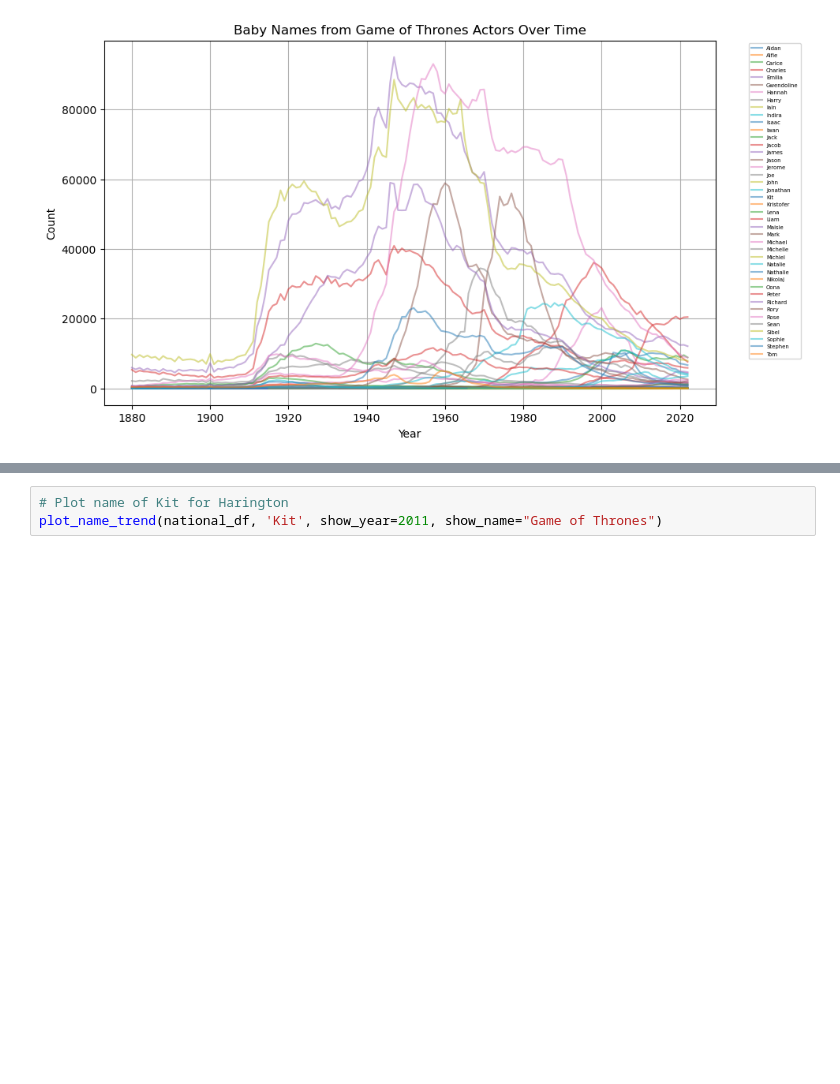
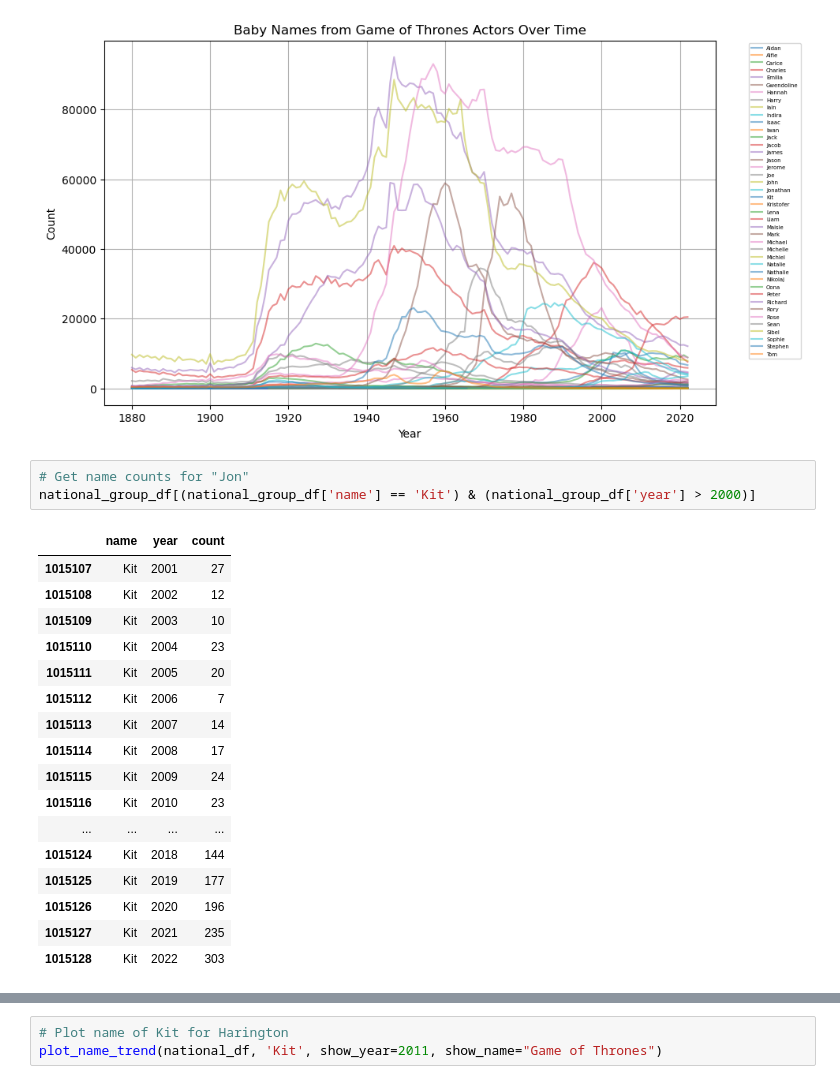
Before and after one commit to paulsch1/capstone, a Jupyter notebook: cap5a_popular_shows.ipynb, the cells around one changed output, grey strips where cells are left out. Drawn from its saved outputs; the diff is of its cells as text; blank space fills up the shorter version.

```diff
--- a/cap5a_popular_shows.ipynb
+++ b/cap5a_popular_shows.ipynb
@@ -362,3 +448,24 @@ plt.legend(fontsize='5', bbox_to_anchor=(1.05, 1), loc='upper left')
 plt.show()
 # %% [output]
 [figure]
+# %%
+# Get name counts for "Jon"
+national_group_df[(national_group_df['name'] == 'Kit') & (national_group_df['year'] > 2000)]
+# %% [output]
+|  | name | year | count |
+| 1015107 | Kit | 2001 | 27 |
+| 1015108 | Kit | 2002 | 12 |
+| 1015109 | Kit | 2003 | 10 |
+| 1015110 | Kit | 2004 | 23 |
+| 1015111 | Kit | 2005 | 20 |
+| 1015112 | Kit | 2006 | 7 |
+| 1015113 | Kit | 2007 | 14 |
+| 1015114 | Kit | 2008 | 17 |
+| 1015115 | Kit | 2009 | 24 |
+| 1015116 | Kit | 2010 | 23 |
+| ... | ... | ... | ... |
+| 1015124 | Kit | 2018 | 144 |
+| 1015125 | Kit | 2019 | 177 |
+| 1015126 | Kit | 2020 | 196 |
+| 1015127 | Kit | 2021 | 235 |
+| 1015128 | Kit | 2022 | 303 |
```
Also changed, not shown: parts of 14 cells of this notebook.
